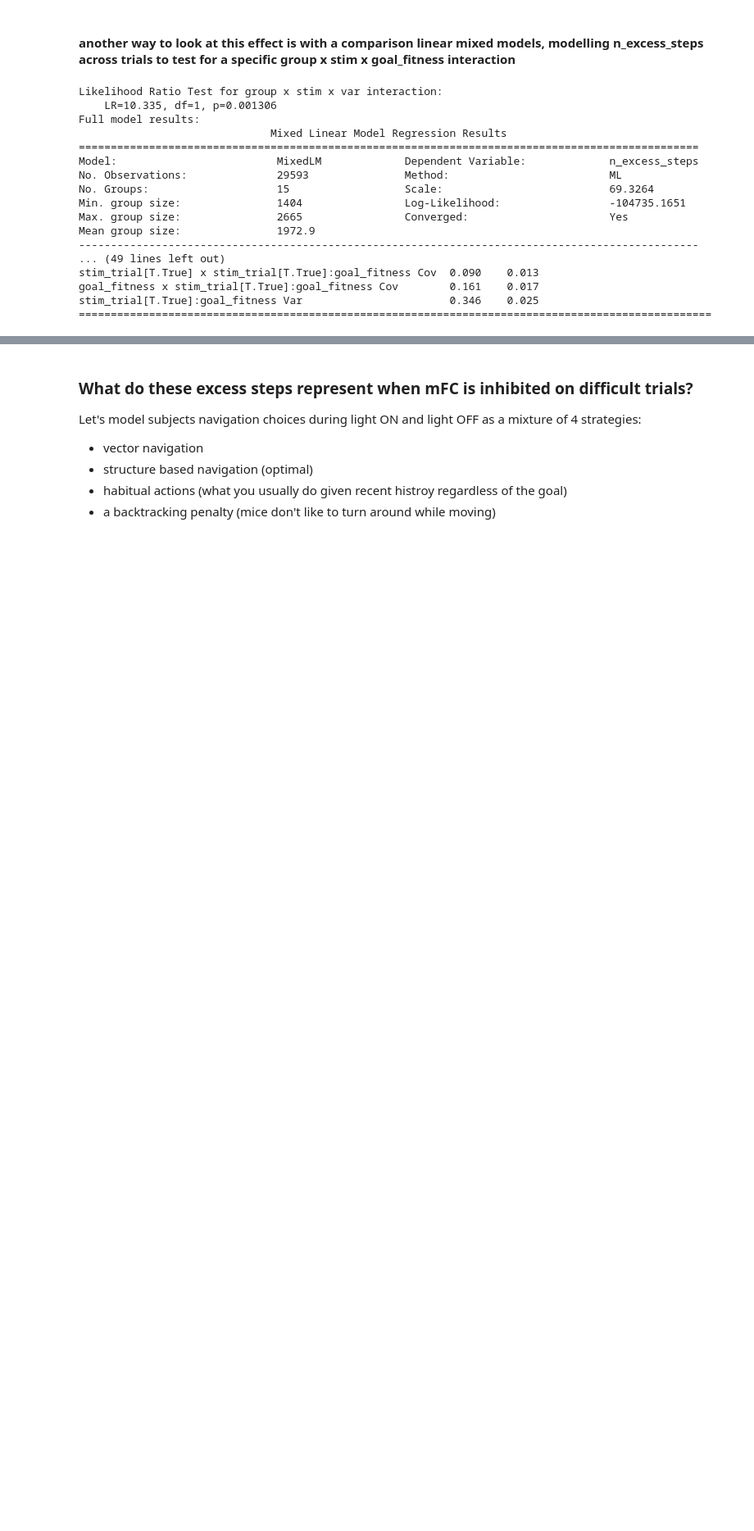
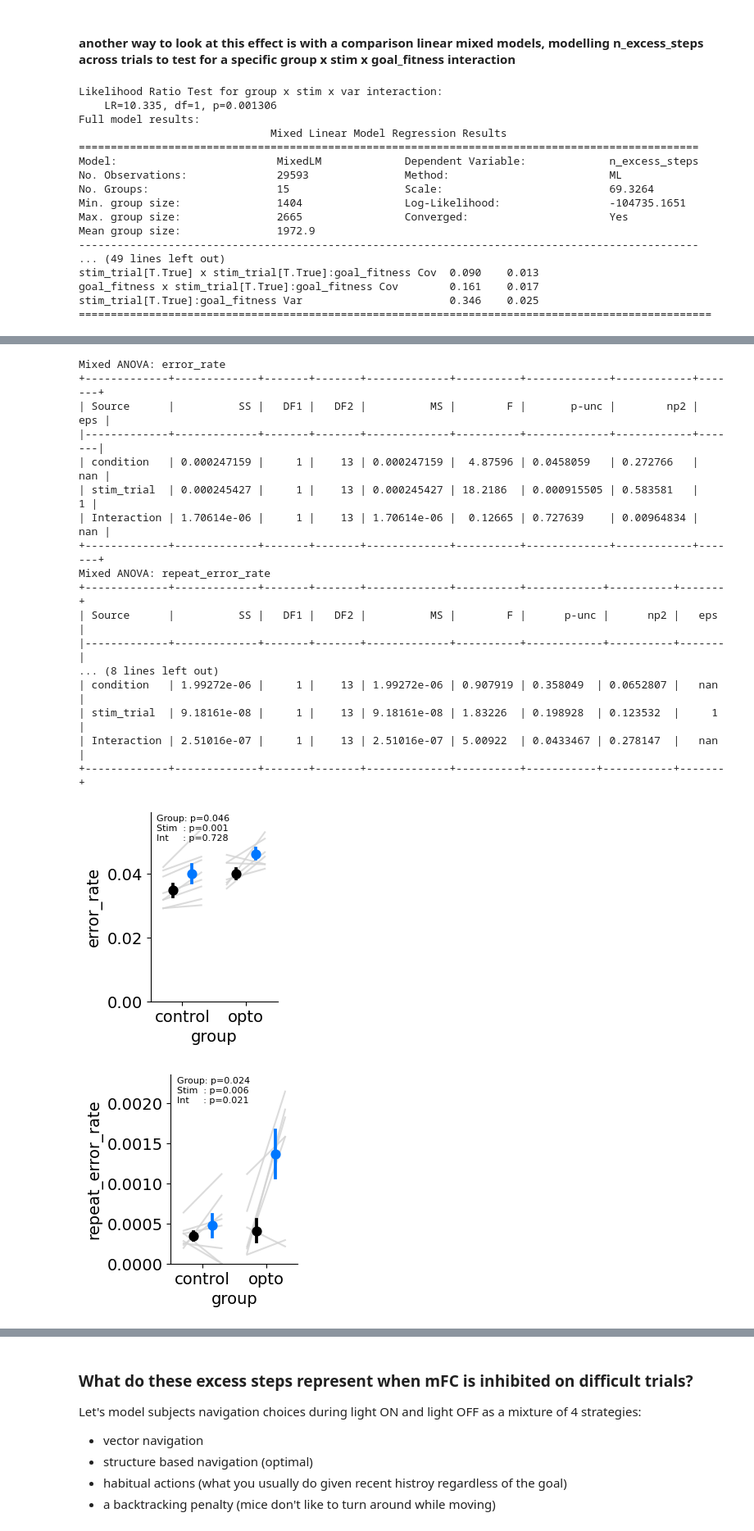
Before and after one commit to peterdoohan/goalNav_mFC-opto3, a Jupyter notebook: code/Notebooks/performance_metrics.ipynb, the cells around one changed output, grey strips where cells are left out. Shown at 82% size. Saved outputs shown, nothing was run; the diff lists cells and outputs as text; code cells hidden in the pictures; blank space fills up the shorter version.

```diff
--- a/code/Notebooks/performance_metrics.ipynb
+++ b/code/Notebooks/performance_metrics.ipynb
@@ -286,0 +289,30 @@ stim_trial[T.True]:goal_fitness Var                       0.346    0.025
+# %%
+from GridMaze.analysis.errors import errors
+
+error_df = errors.get_error_df()
+# %%
+for err_type in ["error", "repeat_error", "goal_pass_error"]:
+    errors.plot_group_by_stim_errors(
+        error_df,
+        e=err_type,
+    )
+# %% [output]
+Mixed ANOVA: error_rate
++-------------+-------------+-------+-------+-------------+----------+-------------+------------+-------+
+| Source      |          SS |   DF1 |   DF2 |          MS |        F |       p-unc |        np2 |   eps |
+|-------------+-------------+-------+-------+-------------+----------+-------------+------------+-------|
+| condition   | 0.000247159 |     1 |    13 | 0.000247159 |  4.87596 | 0.0458059   | 0.272766   |   nan |
+| stim_trial  | 0.000245427 |     1 |    13 | 0.000245427 | 18.2186  | 0.000915505 | 0.583581   |     1 |
+| Interaction | 1.70614e-06 |     1 |    13 | 1.70614e-06 |  0.12665 | 0.727639    | 0.00964834 |   nan |
++-------------+-------------+-------+-------+-------------+----------+-------------+------------+-------+
+Mixed ANOVA: repeat_error_rate
++-------------+-------------+-------+-------+-------------+----------+------------+----------+-------+
+| Source      |          SS |   DF1 |   DF2 |          MS |        F |      p-unc |      np2 |   eps |
+|-------------+-------------+-------+-------+-------------+----------+------------+----------+-------|
+... (8 lines left out)
+| condition   | 1.99272e-06 |     1 |    13 | 1.99272e-06 | 0.907919 | 0.358049  | 0.0652807 |   nan |
+| stim_trial  | 9.18161e-08 |     1 |    13 | 9.18161e-08 | 1.83226  | 0.198928  | 0.123532  |     1 |
+| Interaction | 2.51016e-07 |     1 |    13 | 2.51016e-07 | 5.00922  | 0.0433467 | 0.278147  |   nan |
++-------------+-------------+-------+-------+-------------+----------+-----------+-----------+-------+
+[figure, added]
+[figure, added]
```
Also changed, not shown: parts of 5 cells of this notebook, 3 other files.
